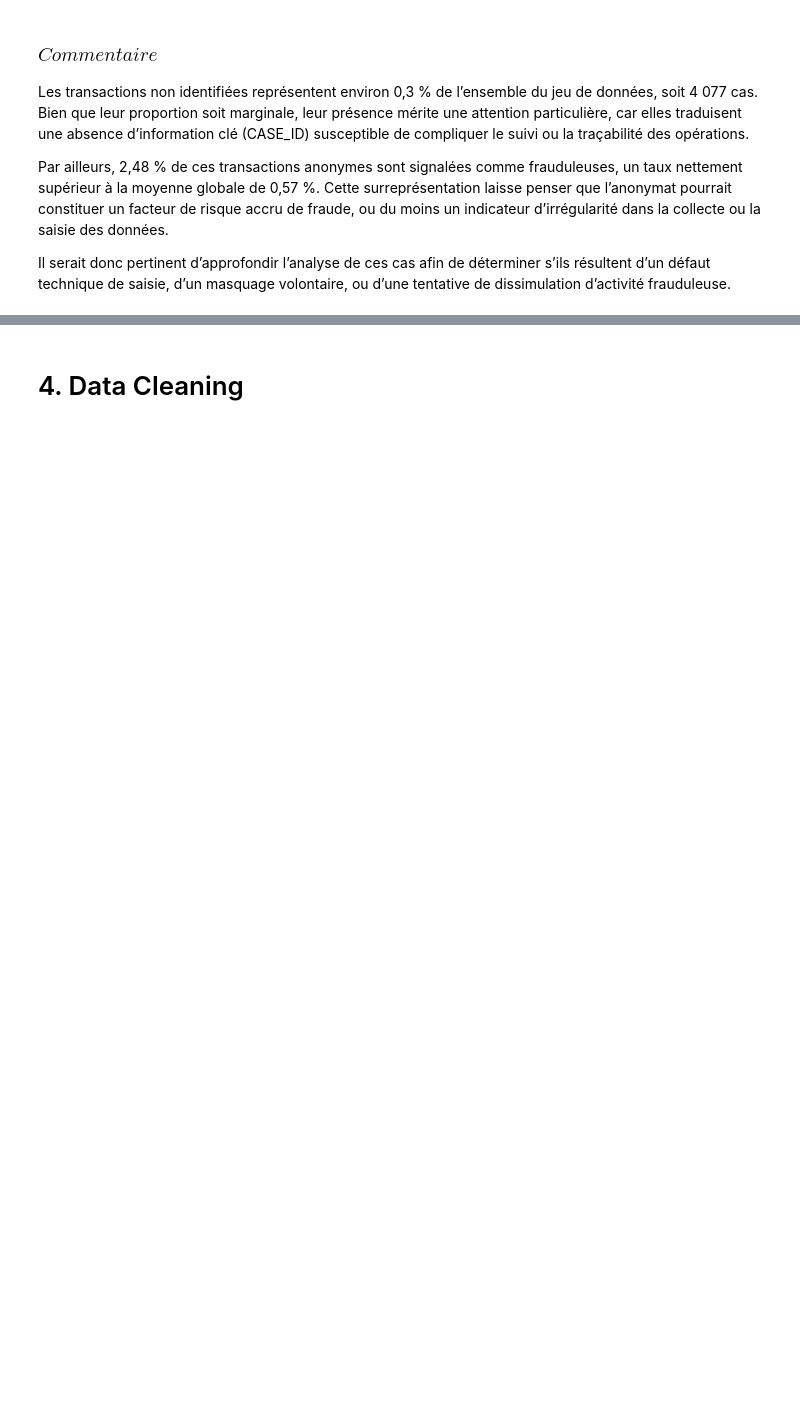
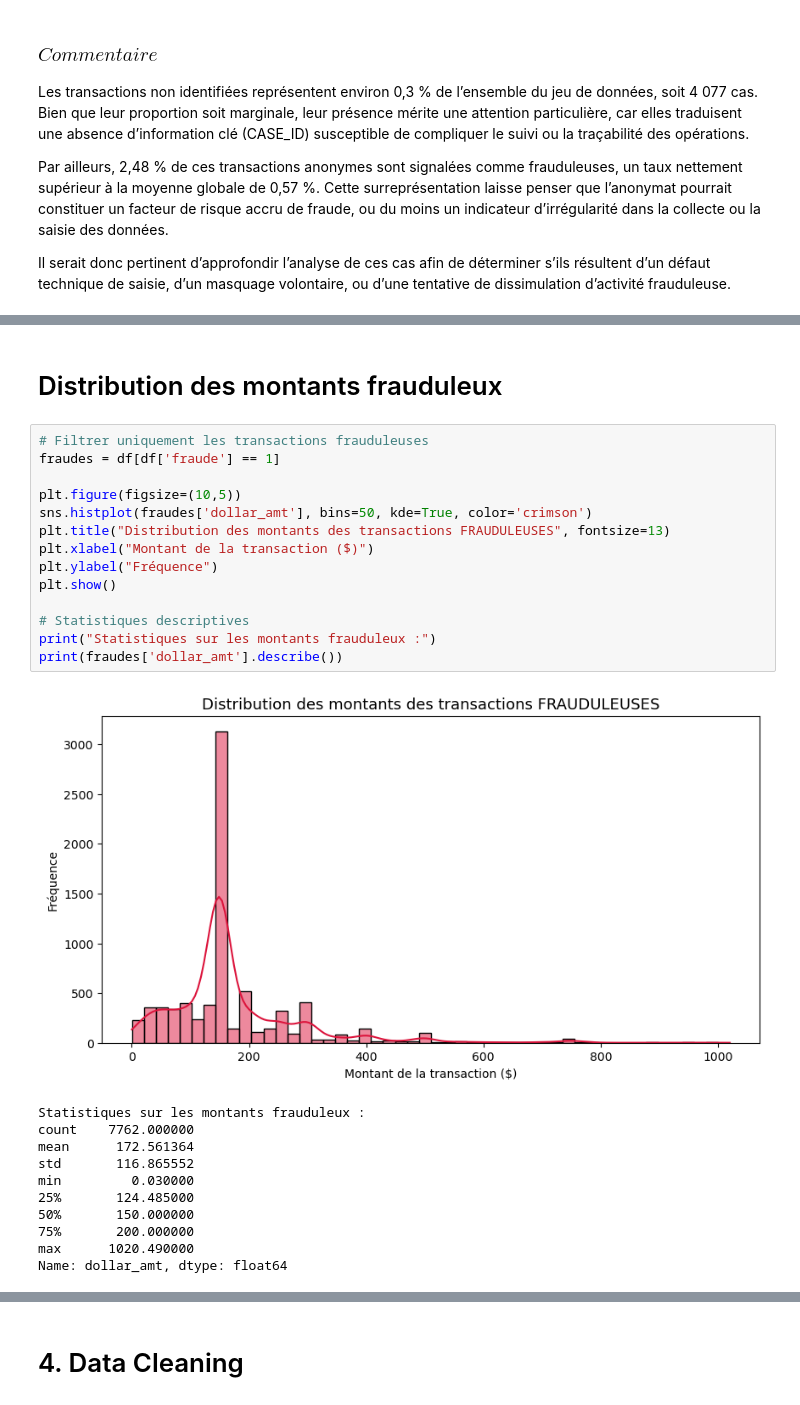
Before and after one commit to PETITLION/DUPE_Capstone_Project, a Jupyter notebook: Final_Project.ipynb, the cells around one changed output, grey strips where cells are left out. Cells and saved outputs as stored; diff of their text form; blank space fills up the shorter version.

```diff
--- a/Final_Project.ipynb
+++ b/Final_Project.ipynb
@@ -384,0 +475,28 @@ Il serait donc pertinent d’approfondir l’analyse de ces cas afin de détermi
+# %% [markdown]
+# Distribution des montants frauduleux
+# %%
+# Filtrer uniquement les transactions frauduleuses
+fraudes = df[df['fraude'] == 1]
+
+plt.figure(figsize=(10,5))
+sns.histplot(fraudes['dollar_amt'], bins=50, kde=True, color='crimson')
+plt.title("Distribution des montants des transactions FRAUDULEUSES", fontsize=13)
+plt.xlabel("Montant de la transaction ($)")
+plt.ylabel("Fréquence")
+plt.show()
+
+# Statistiques descriptives
+print("Statistiques sur les montants frauduleux :")
+print(fraudes['dollar_amt'].describe())
+# %% [output]
+[figure, added]
+Statistiques sur les montants frauduleux :
+count    7762.000000
+mean      172.561364
+std       116.865552
+min         0.030000
+25%       124.485000
+50%       150.000000
+75%       200.000000
+max      1020.490000
+Name: dollar_amt, dtype: float64
```
Also changed, not shown: parts of 24 cells of this notebook.
